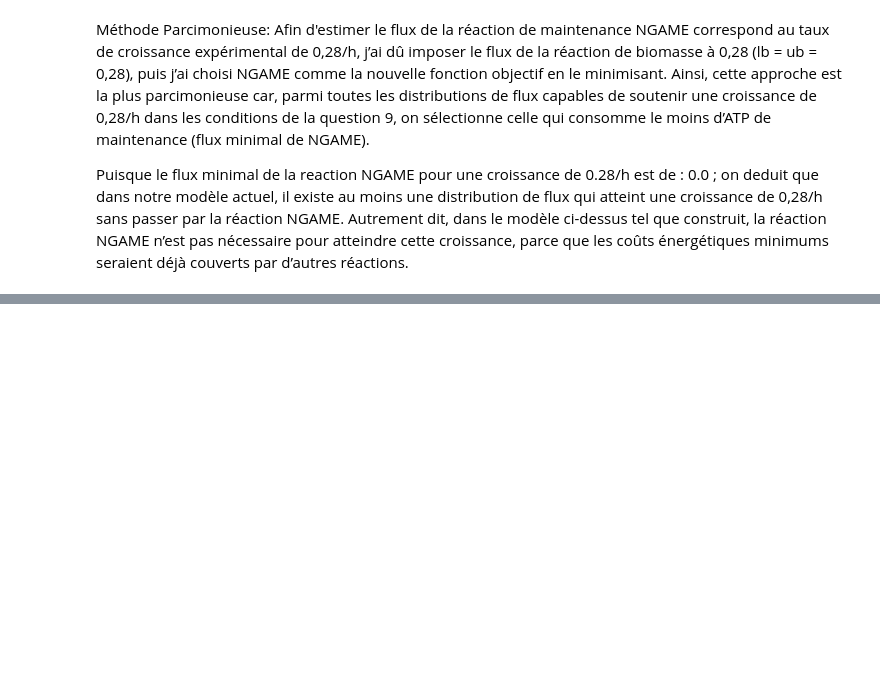
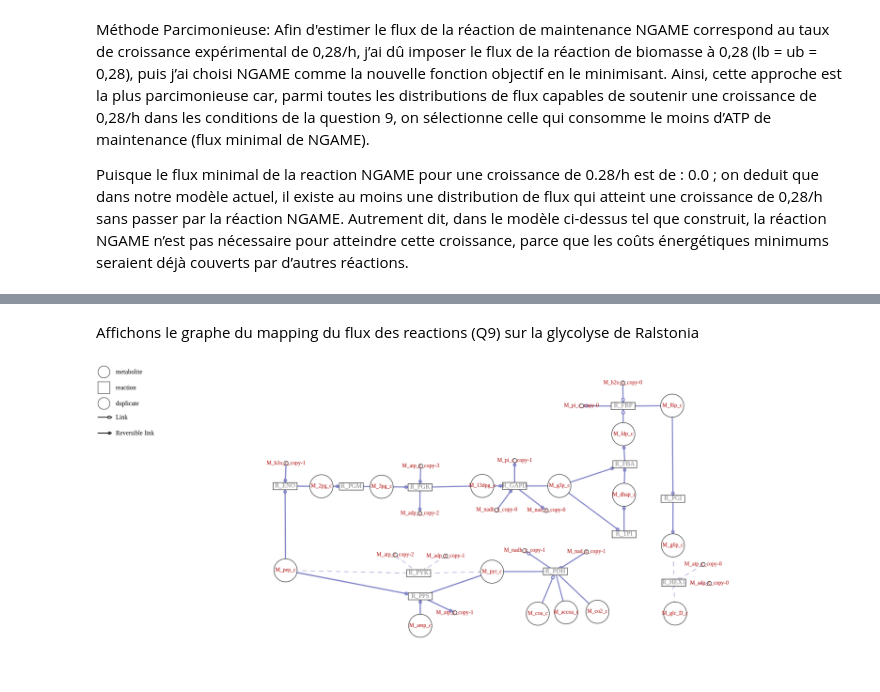
Before and after one commit to HHyacinthe/ralstonia_metexplore_Hyacinthe, a Jupyter notebook: Ralstonia_Cobra_project.ipynb, the cells around one changed output, grey strips where cells are left out. Drawn from its saved outputs; the diff is of its cells as text; code cells hidden in the pictures; blank space fills up the shorter version.

```diff
--- a/Ralstonia_Cobra_project.ipynb
+++ b/Ralstonia_Cobra_project.ipynb
@@ -344,0 +391,7 @@ Puisque le flux minimal de la reaction NGAME pour une croissance de 0.28/h est d
+# %% [markdown]
+Affichons le graphe du mapping du flux des reactions (Q9) sur la glycolyse de Ralstonia
+# %%
+from IPython.display import Image
+Image(filename="graph_mapping_fluxQ9_GLYCOLYSE_ok.png")
+# %% [output]
+[figure, added]
```
Also changed, not shown: parts of 2 cells of this notebook.
